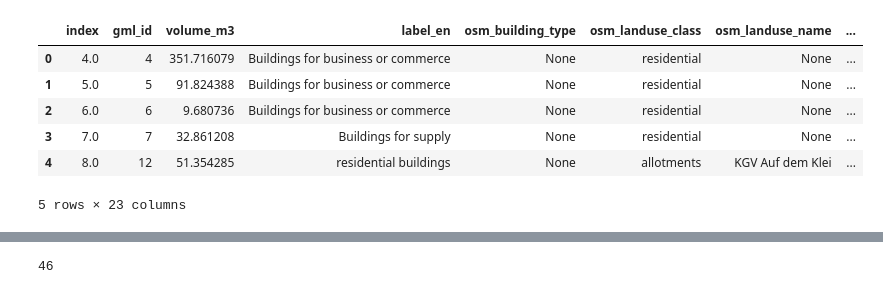
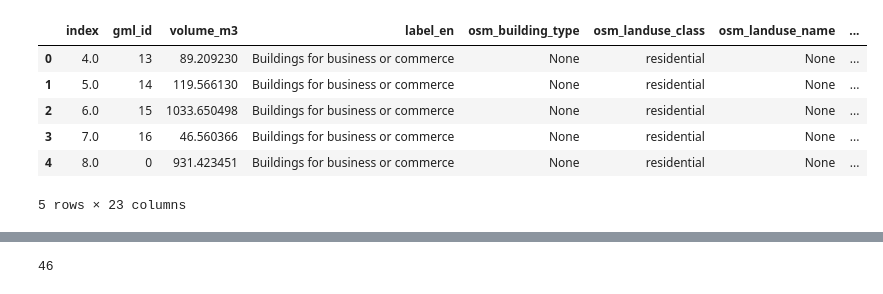
Before and after one commit to TUBS-IVS/Capacity_Calculation-pipeline, a Jupyter notebook: Final-data-processing.ipynb, the cells around one changed output, grey strips where cells are left out. Drawn from its saved outputs; the diff is of its cells as text; code cells hidden in the pictures.

```diff
--- a/Final-data-processing.ipynb
+++ b/Final-data-processing.ipynb
@@ -47,4 +124,6 @@ Final merged dataset: 601174 rows
 # %%
+df = merged_gdf
+
 df.columns
 # %% [output]
 Index(['index', 'gml_id', 'volume_m3', 'label_en', 'osm_building_type',
@@ -68,14 +147,13 @@ df.head()
 # %%
-df = df.drop(columns=['sentence', 'interpreted_type', 'mid_labels', 'gml_id_pred', 'short_reason'],axis=1)
-
+df = df.drop(columns=['sentence', 'interpreted_type','mid_labels', 'error','gml_id_pred', 'short_reason', 'level_0'],axis=1)
 df.head()
 # %% [output]
 |  | index | gml_id | volume_m3 | label_en | osm_building_type | osm_landuse_class | osm_landuse_name | ... |
-| 0 | 4.0 | 4 | 351.716079 | Buildings for business or commerce | None | residential | None | ... |
-| 1 | 5.0 | 5 | 91.824388 | Buildings for business or commerce | None | residential | None | ... |
-| 2 | 6.0 | 6 | 9.680736 | Buildings for business or commerce | None | residential | None | ... |
-| 3 | 7.0 | 7 | 32.861208 | Buildings for supply | None | residential | None | ... |
-| 4 | 8.0 | 12 | 51.354285 | residential buildings | None | allotments | KGV Auf dem Klei | ... |
+| 0 | 4.0 | 13 | 89.209230 | Buildings for business or commerce | None | residential | None | ... |
+| 1 | 5.0 | 14 | 119.566130 | Buildings for business or commerce | None | residential | None | ... |
+| 2 | 6.0 | 15 | 1033.650498 | Buildings for business or commerce | None | residential | None | ... |
+| 3 | 7.0 | 16 | 46.560366 | Buildings for business or commerce | None | residential | None | ... |
+| 4 | 8.0 | 0 | 931.423451 | Buildings for business or commerce | None | residential | None | ... |
 5 rows × 23 columns
 # %%
 df.info()
```
Also changed, not shown: parts of 19 cells of this notebook, 2 other files.
